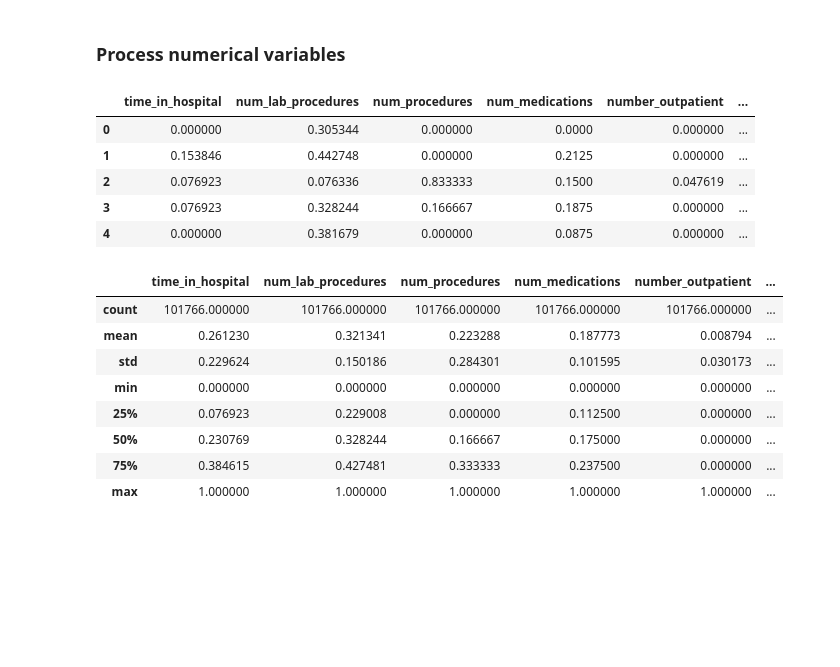
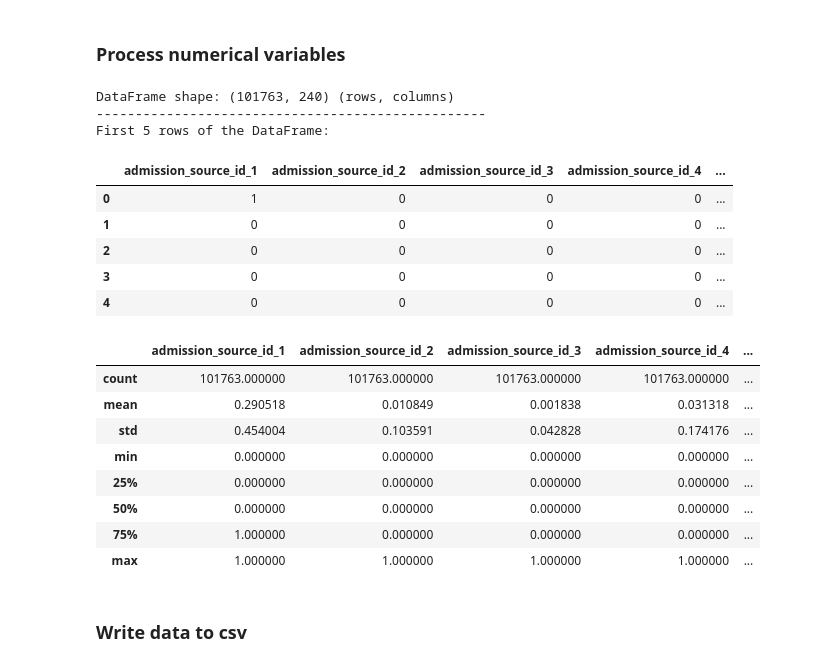
Before and after one commit to molotkova/treatment_datasets, a Jupyter notebook: diabetes.ipynb, the cells around one changed output. Drawn from its saved outputs; the diff is of its cells as text; code cells hidden in the pictures; blank space fills up the shorter version.

```diff
--- a/diabetes.ipynb
+++ b/diabetes.ipynb
@@ -108,3 +109,7 @@ df.drop(
+# %%
+# remove samples where gender is 'unknown' (3 samples)
+
+df = df[df["gender"] != "Unknown/Invalid"]
 # %%
 missing_stat_after = calculate_nan_percentage_of_grouped_features(df, "data/diabetes/features.yaml")
 print("Missing values after preprocessing:")
@@ -131,17 +146,32 @@ Missing values after preprocessing:
+# %%
+from utils import order_columns
+
+order = order_columns(df, "data/diabetes/features.yaml")
+
+df = df[order]
 # %% [markdown]
 ### Process categorical features
 # %%
 # Hot-one encoding for categorical features
-from utils import map_icd9_category
 from utils import get_categorical_features
+from utils import maintain_order_columns
 
-# map icd9 codes of diagnosis to categories
-for col in ['diag_1', 'diag_2', 'diag_3']:
-    df[col] = df[col].apply(map_icd9_category)
+# keep the original order of columns
+original_order = df.columns.tolist()
 
-# hot-one encoding for categorical features
 categorical_features = get_categorical_features(df, "data/diabetes/features.yaml")
 df = pd.get_dummies(df, columns=categorical_features, dtype=int)
 
-display(df.head())
+df = maintain_order_columns(df, original_order, categorical_features)
+
+# 240 features
+
+# remove duplicated columns (gender_male, gender_female), (change_Ch, change_No), (diabetesMed_Yes, diabetesMed_No)
+df = df.drop(columns=["gender_female", "change_Ch", "diabetesMed_No"])
+
+# remove constant columns
+df = df.loc[:, (df != df.iloc[0]).any()]
+
+pd.options.display.max_columns = None
+display_dataframe_info(df)
 # %% [output]
@@ -207,30 +181,34 @@ Name: proportion, dtype: float64
 # %%
 # min-max standardization for numerical features
 from sklearn.preprocessing import MinMaxScaler
 from utils import get_numerical_features
 
 numerical_features = get_numerical_features(df, "data/diabetes/features.yaml")
 
 scaler = MinMaxScaler()
 
 df[numerical_features] = scaler.fit_transform(df[numerical_features])
 
-pd.options.display.max_columns = None
-display(df.head())
+display_dataframe_info(df)
 display(df.describe())
 # %% [output]
+DataFrame shape: (101763, 240) (rows, columns)
+--------------------------------------------------
+First 5 rows of the DataFrame:
-|  | time_in_hospital | num_lab_procedures | num_procedures | num_medications | number_outpatient | ... |
-| 0 | 0.000000 | 0.305344 | 0.000000 | 0.0000 | 0.000000 | ... |
-| 1 | 0.153846 | 0.442748 | 0.000000 | 0.2125 | 0.000000 | ... |
-| 2 | 0.076923 | 0.076336 | 0.833333 | 0.1500 | 0.047619 | ... |
-| 3 | 0.076923 | 0.328244 | 0.166667 | 0.1875 | 0.000000 | ... |
-| 4 | 0.000000 | 0.381679 | 0.000000 | 0.0875 | 0.000000 | ... |
+|  | admission_source_id_1 | admission_source_id_2 | admission_source_id_3 | admission_source_id_4 | ... |
+| 0 | 1 | 0 | 0 | 0 | ... |
+| 1 | 0 | 0 | 0 | 0 | ... |
+| 2 | 0 | 0 | 0 | 0 | ... |
+| 3 | 0 | 0 | 0 | 0 | ... |
+| 4 | 0 | 0 | 0 | 0 | ... |
-|  | time_in_hospital | num_lab_procedures | num_procedures | num_medications | number_outpatient | ... |
-| count | 101766.000000 | 101766.000000 | 101766.000000 | 101766.000000 | 101766.000000 | ... |
-| mean | 0.261230 | 0.321341 | 0.223288 | 0.187773 | 0.008794 | ... |
-| std | 0.229624 | 0.150186 | 0.284301 | 0.101595 | 0.030173 | ... |
-| min | 0.000000 | 0.000000 | 0.000000 | 0.000000 | 0.000000 | ... |
-| 25% | 0.076923 | 0.229008 | 0.000000 | 0.112500 | 0.000000 | ... |
-| 50% | 0.230769 | 0.328244 | 0.166667 | 0.175000 | 0.000000 | ... |
-| 75% | 0.384615 | 0.427481 | 0.333333 | 0.237500 | 0.000000 | ... |
-| max | 1.000000 | 1.000000 | 1.000000 | 1.000000 | 1.000000 | ... |
+|  | admission_source_id_1 | admission_source_id_2 | admission_source_id_3 | admission_source_id_4 | ... |
+| count | 101763.000000 | 101763.000000 | 101763.000000 | 101763.000000 | ... |
+| mean | 0.290518 | 0.010849 | 0.001838 | 0.031318 | ... |
+| std | 0.454004 | 0.103591 | 0.042828 | 0.174176 | ... |
+| min | 0.000000 | 0.000000 | 0.000000 | 0.000000 | ... |
+| 25% | 0.000000 | 0.000000 | 0.000000 | 0.000000 | ... |
+| 50% | 0.000000 | 0.000000 | 0.000000 | 0.000000 | ... |
+| 75% | 1.000000 | 0.000000 | 0.000000 | 0.000000 | ... |
+| max | 1.000000 | 1.000000 | 1.000000 | 1.000000 | ... |
+# %% [markdown]
+### Write data to csv
```
Also changed, not shown: parts of 8 cells of this notebook, 1 other file.
